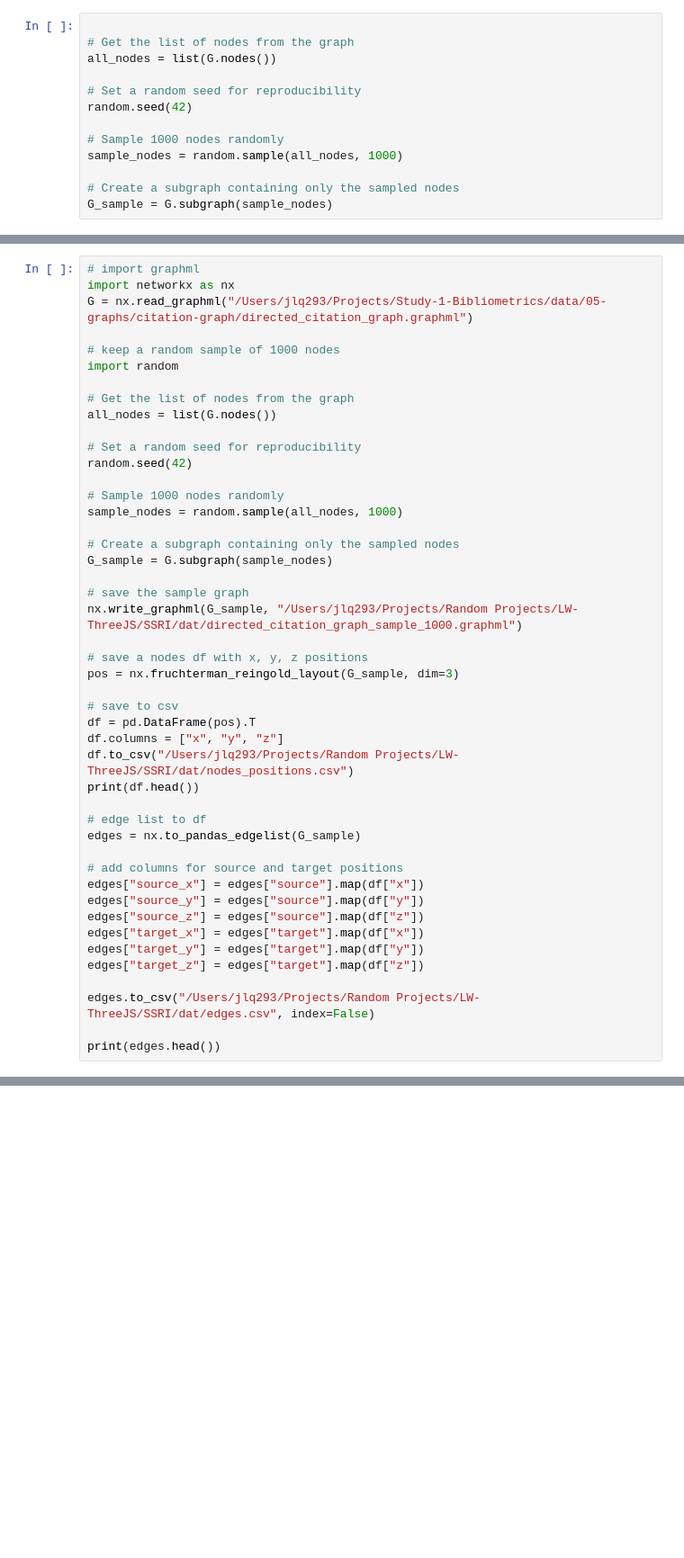
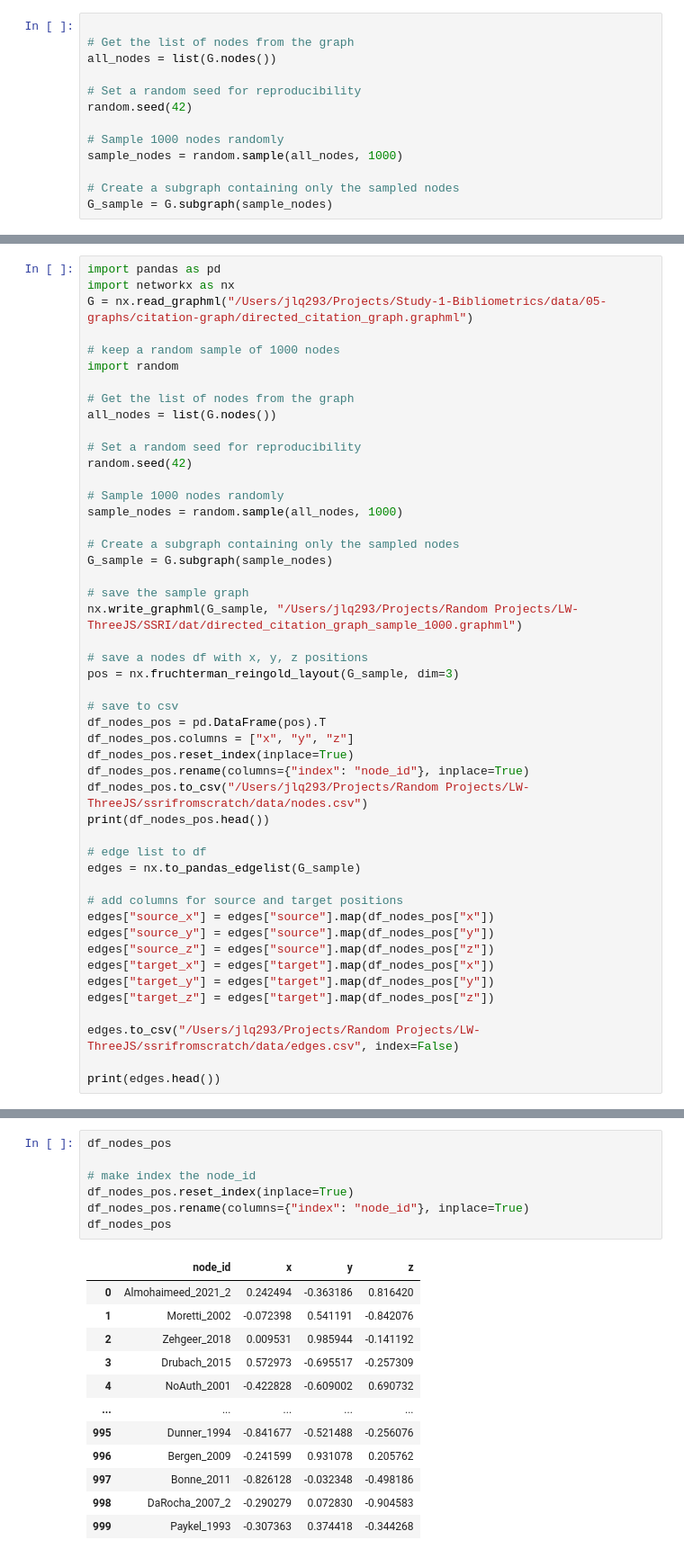
Before and after one commit to jarolim14/SSRI-Evolution, a Jupyter notebook: notebooks/TEST - 12-PostMainPath copy.ipynb, the cells around one changed output, grey strips where cells are left out. Shown at 90% size. Drawn from its saved outputs; the diff is of its cells as text; blank space fills up the shorter version.

```diff
--- a/notebooks/TEST - 12-PostMainPath copy.ipynb
+++ b/notebooks/TEST - 12-PostMainPath copy.ipynb
@@ -382,5 +580,5 @@ G_sample = G.subgraph(sample_nodes)
 # %%
-# import graphml
+import pandas as pd
 import networkx as nx
 G = nx.read_graphml("/Users/jlq293/Projects/Study-1-Bibliometrics/data/05-graphs/citation-graph/directed_citation_graph.graphml")
 
@@ -406,23 +604,25 @@ nx.write_graphml(G_sample, "/Users/jlq293/Projects/Random Projects/LW-ThreeJS/SS
 pos = nx.fruchterman_reingold_layout(G_sample, dim=3)
 
 # save to csv
-df = pd.DataFrame(pos).T
-df.columns = ["x", "y", "z"]
-df.to_csv("/Users/jlq293/Projects/Random Projects/LW-ThreeJS/SSRI/dat/nodes_positions.csv")
-print(df.head())
+df_nodes_pos = pd.DataFrame(pos).T
+df_nodes_pos.columns = ["x", "y", "z"]
+df_nodes_pos.reset_index(inplace=True)
+df_nodes_pos.rename(columns={"index": "node_id"}, inplace=True)
+df_nodes_pos.to_csv("/Users/jlq293/Projects/Random Projects/LW-ThreeJS/ssrifromscratch/data/nodes.csv")
+print(df_nodes_pos.head())
 
 # edge list to df
 edges = nx.to_pandas_edgelist(G_sample)
 
 # add columns for source and target positions
-edges["source_x"] = edges["source"].map(df["x"])
-edges["source_y"] = edges["source"].map(df["y"])
-edges["source_z"] = edges["source"].map(df["z"])
-edges["target_x"] = edges["target"].map(df["x"])
-edges["target_y"] = edges["target"].map(df["y"])
-edges["target_z"] = edges["target"].map(df["z"])
+edges["source_x"] = edges["source"].map(df_nodes_pos["x"])
+edges["source_y"] = edges["source"].map(df_nodes_pos["y"])
+edges["source_z"] = edges["source"].map(df_nodes_pos["z"])
+edges["target_x"] = edges["target"].map(df_nodes_pos["x"])
+edges["target_y"] = edges["target"].map(df_nodes_pos["y"])
+edges["target_z"] = edges["target"].map(df_nodes_pos["z"])
 
-edges.to_csv("/Users/jlq293/Projects/Random Projects/LW-ThreeJS/SSRI/dat/edges.csv", index=False)
+edges.to_csv("/Users/jlq293/Projects/Random Projects/LW-ThreeJS/ssrifromscratch/data/edges.csv", index=False)
 
 print(edges.head())
 # %% [output]
@@ -447,0 +648,20 @@ Renshaw_2009   0.547643 -0.779110  0.395488
+# %%
+df_nodes_pos
+
+# make index the node_id
+df_nodes_pos.reset_index(inplace=True)
+df_nodes_pos.rename(columns={"index": "node_id"}, inplace=True)
+df_nodes_pos
+# %% [output]
+|  | node_id | x | y | z |
+| 0 | Almohaimeed_2021_2 | 0.242494 | -0.363186 | 0.816420 |
+| 1 | Moretti_2002 | -0.072398 | 0.541191 | -0.842076 |
+| 2 | Zehgeer_2018 | 0.009531 | 0.985944 | -0.141192 |
+| 3 | Drubach_2015 | 0.572973 | -0.695517 | -0.257309 |
+| 4 | NoAuth_2001 | -0.422828 | -0.609002 | 0.690732 |
+| ... | ... | ... | ... | ... |
+| 995 | Dunner_1994 | -0.841677 | -0.521488 | -0.256076 |
+| 996 | Bergen_2009 | -0.241599 | 0.931078 | 0.205762 |
+| 997 | Bonne_2011 | -0.826128 | -0.032348 | -0.498186 |
+| 998 | DaRocha_2007_2 | -0.290279 | 0.072830 | -0.904583 |
+| 999 | Paykel_1993 | -0.307363 | 0.374418 | -0.344268 |
```
Also changed, not shown: parts of 10 cells of this notebook.
